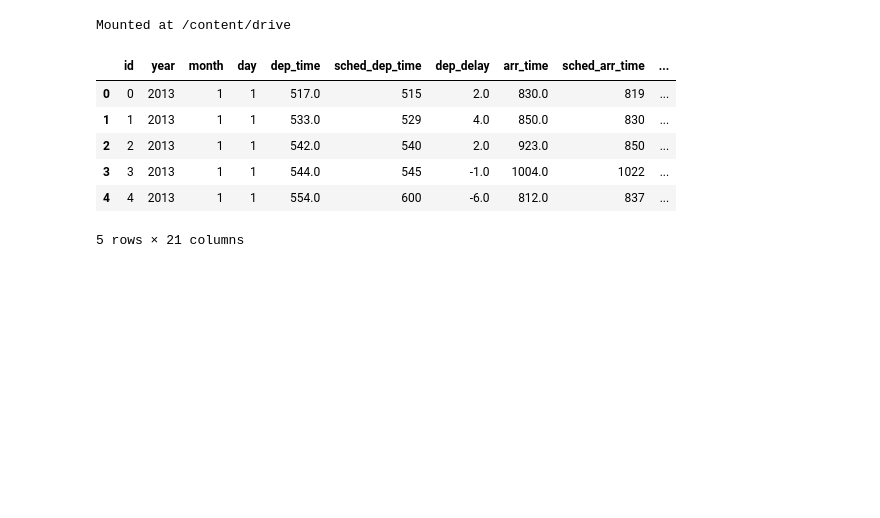
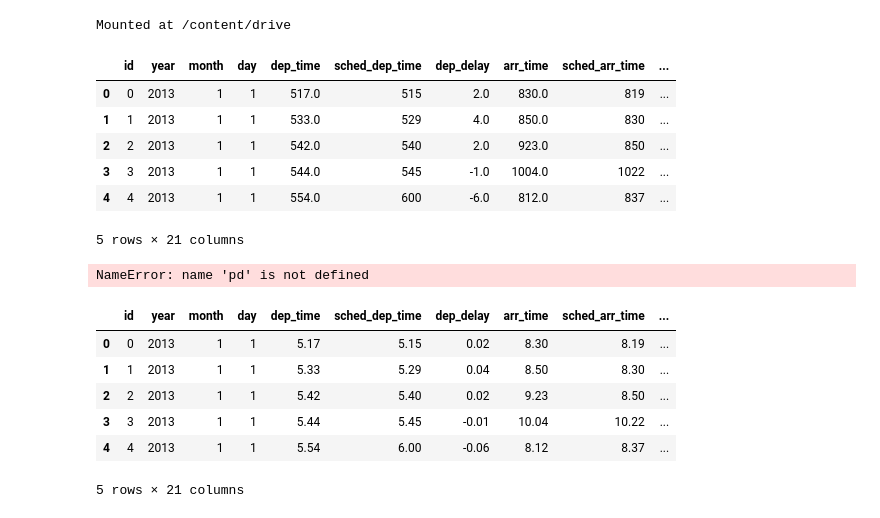
Before and after one commit to mohiddinyallur/Aviation-Analytics, a Jupyter notebook: Python Notebook/Flight_analytics.ipynb, the cells around one changed output. Saved outputs shown, nothing was run; the diff lists cells and outputs as text; code cells hidden in the pictures; blank space fills up the shorter version.

```diff
--- a/Python Notebook/Flight_analytics.ipynb
+++ b/Python Notebook/Flight_analytics.ipynb
@@ -19,3 +24,8 @@ f_data.head()
 | 3 | 3 | 2013 | 1 | 1 | 544.0 | 545 | -1.0 | 1004.0 | 1022 | ... |
 | 4 | 4 | 2013 | 1 | 1 | 554.0 | 600 | -6.0 | 812.0 | 837 | ... |
 5 rows × 21 columns
+# %%
+fdata=pd.read_csv('/content/drive/MyDrive/DA-Projects/Flight analytics/Data sets/flights_2.csv')
+fdata.head()
+# %% [output]
+NameError: name 'pd' is not defined
@@ -21,0 +37,11 @@ f_data.head()
+# %%
+fdata=pd.read_csv('/content/drive/MyDrive/DA-Projects/Flight analytics/Data sets/flights_2.csv')
+fdata.head()
+# %% [output]
+|  | id | year | month | day | dep_time | sched_dep_time | dep_delay | arr_time | sched_arr_time | ... |
+| 0 | 0 | 2013 | 1 | 1 | 5.17 | 5.15 | 0.02 | 8.30 | 8.19 | ... |
+| 1 | 1 | 2013 | 1 | 1 | 5.33 | 5.29 | 0.04 | 8.50 | 8.30 | ... |
+| 2 | 2 | 2013 | 1 | 1 | 5.42 | 5.40 | 0.02 | 9.23 | 8.50 | ... |
+| 3 | 3 | 2013 | 1 | 1 | 5.44 | 5.45 | -0.01 | 10.04 | 10.22 | ... |
+| 4 | 4 | 2013 | 1 | 1 | 5.54 | 6.00 | -0.06 | 8.12 | 8.37 | ... |
+5 rows × 21 columns
```
Also changed, not shown: parts of 6 cells of this notebook.
